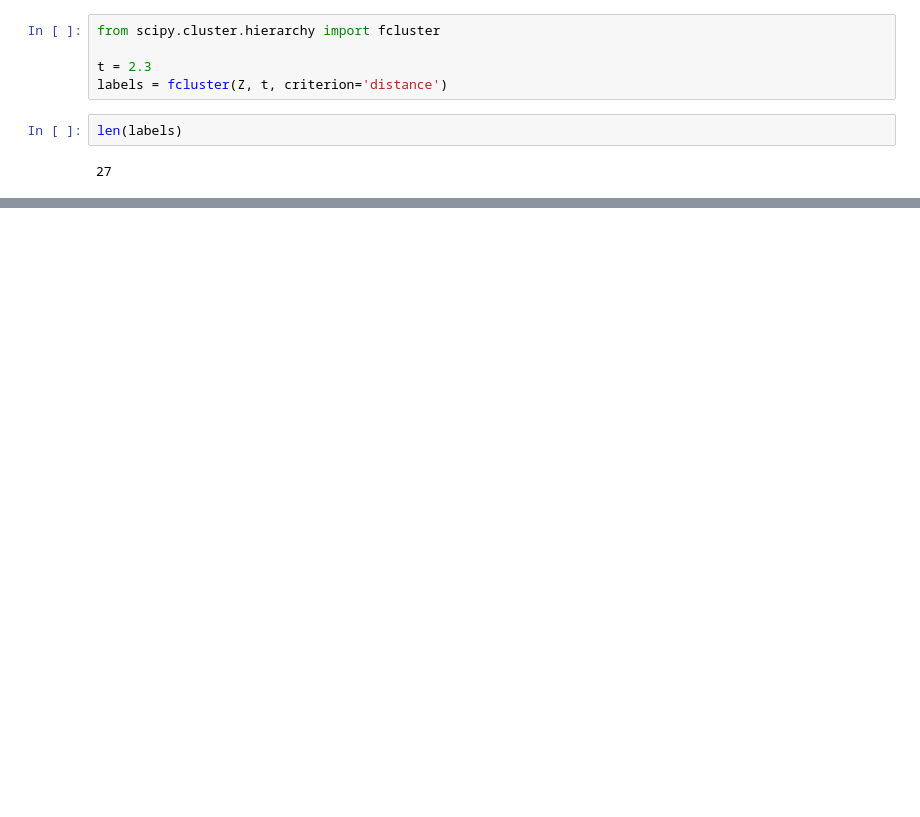
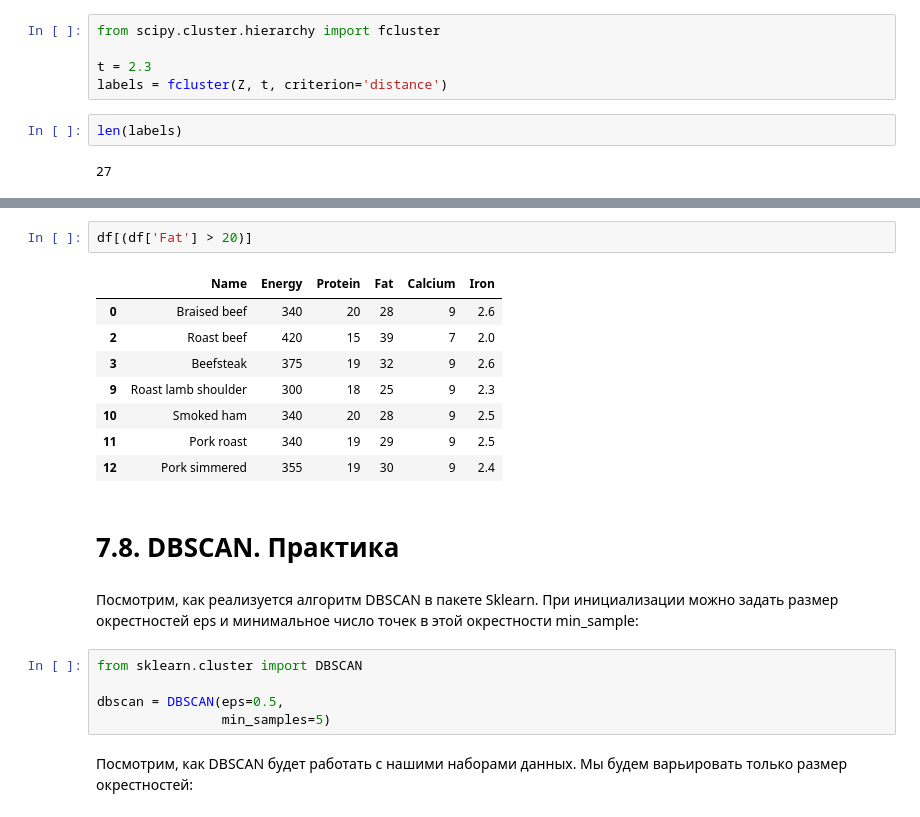
Before and after one commit to lollo4ka/studycode, a Jupyter notebook: ML-7. Кластеризация /7.6. EM-алгоритм. Практика.ipynb, the cells around one changed output, grey strips where cells are left out. Saved outputs shown, nothing was run; the diff lists cells and outputs as text; blank space fills up the shorter version.

Commit message:
add dbscan

```diff
--- a/ML-7. Кластеризация /7.6. EM-алгоритм. Практика.ipynb
+++ b/ML-7. Кластеризация /7.6. EM-алгоритм. Практика.ipynb
@@ -372,0 +382,22 @@ len(labels)
+# %%
+df[(df['Fat'] > 20)]
+# %% [output]
+|  | Name | Energy | Protein | Fat | Calcium | Iron |
+| 0 | Braised beef | 340 | 20 | 28 | 9 | 2.6 |
+| 2 | Roast beef | 420 | 15 | 39 | 7 | 2.0 |
+| 3 | Beefsteak | 375 | 19 | 32 | 9 | 2.6 |
+| 9 | Roast lamb shoulder | 300 | 18 | 25 | 9 | 2.3 |
+| 10 | Smoked ham | 340 | 20 | 28 | 9 | 2.5 |
+| 11 | Pork roast | 340 | 19 | 29 | 9 | 2.5 |
+| 12 | Pork simmered | 355 | 19 | 30 | 9 | 2.4 |
+# %% [markdown]
+# 7.8. DBSCAN. Практика
+# %% [markdown]
+Посмотрим, как реализуется алгоритм DBSCAN в пакете Sklearn. При инициализации можно задать размер окрестностей eps и минимальное число точек в этой окрестности min_sample:
+# %%
+from sklearn.cluster import DBSCAN
+
+dbscan = DBSCAN(eps=0.5,
+                min_samples=5)
+# %% [markdown]
+Посмотрим, как DBSCAN будет работать с нашими наборами данных. Мы будем варьировать только размер окрестностей:
```
Also changed, not shown: parts of 36 cells of this notebook, 1 other file.
